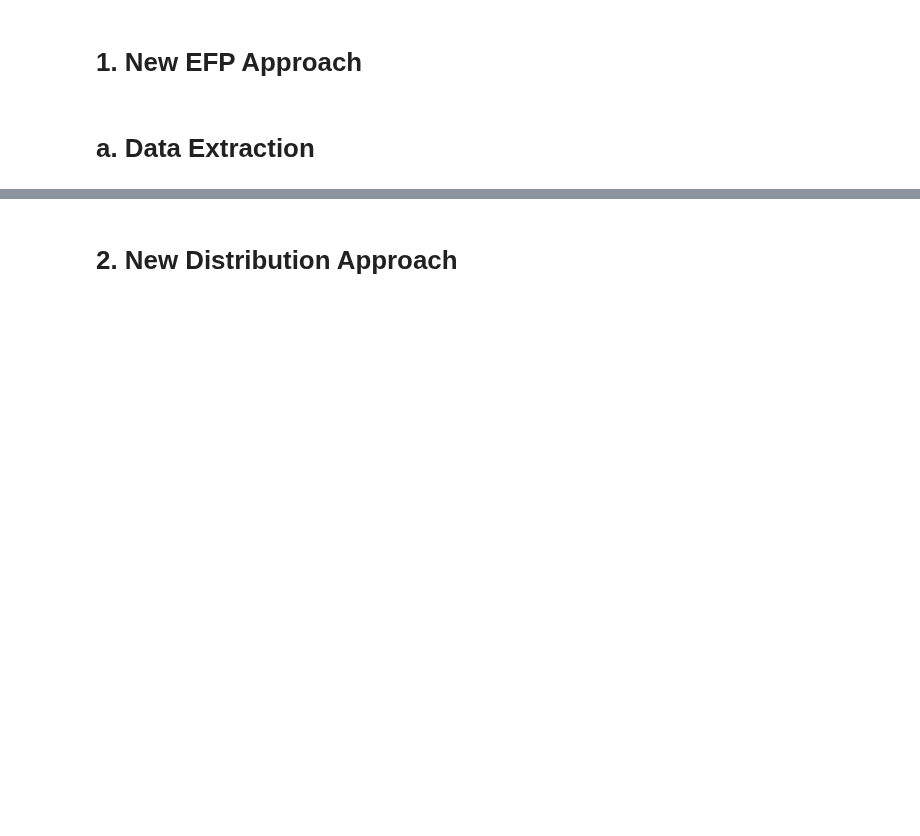
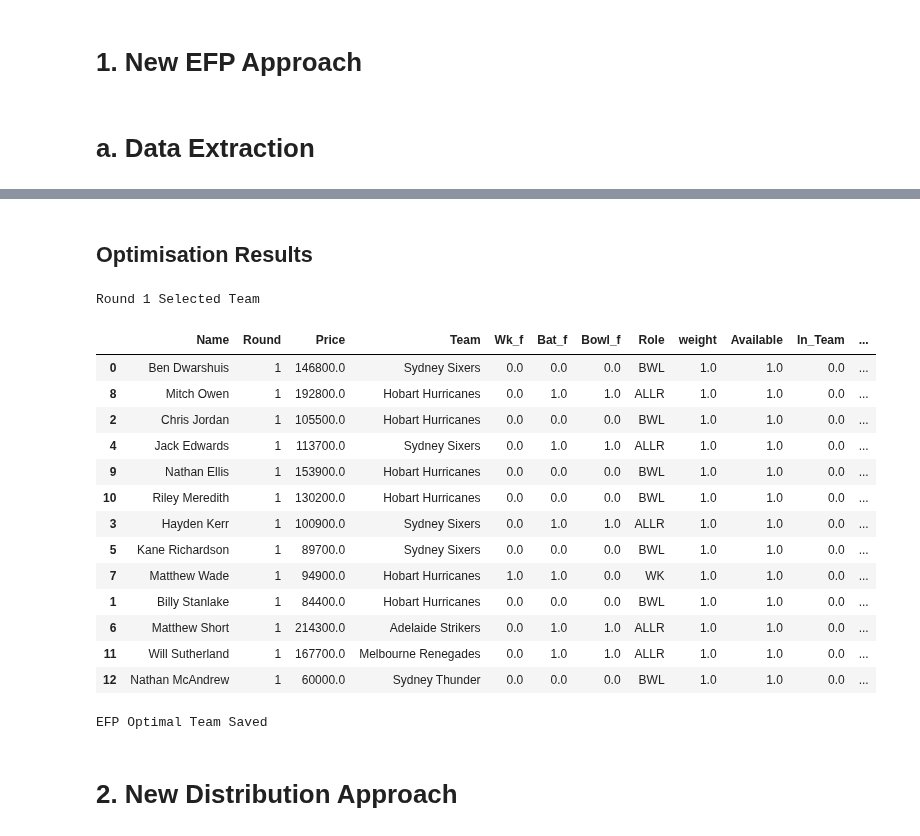
Before and after one commit to Dilan-De-Silva/Big-Bash-Fantasy-AI-v2, a Jupyter notebook: python_script/pre-season/Team-Selector-Optimisation-Process.ipynb, the cells around one changed output, grey strips where cells are left out. Drawn from its saved outputs; the diff is of its cells as text; code cells hidden in the pictures; blank space fills up the shorter version.

```diff
--- a/python_script/pre-season/Team-Selector-Optimisation-Process.ipynb
+++ b/python_script/pre-season/Team-Selector-Optimisation-Process.ipynb
@@ -45,13 +45,13 @@ py_data_directory = 'C:/Users/dilan/OneDrive/Documents/Data Science Projects/Rep
 mock_data_dir = 'C:/Users/dilan/OneDrive/Documents/Data Science Projects/Repos/Big-Bash-Fantasy-AI-v2/data/mock_data/'
 # %%
 # Optimisation Strategy
-opt_strat = 'sim' # Options: 'efp' (new player expected fantasy points appraoch), 'sim' (new player fantasy point distribution approach)
+opt_strat = 'efp' # Options: 'efp' (new player expected fantasy points appraoch), 'sim' (new player fantasy point distribution approach)
 current_rnd = 1 # Current Round of the Tournament
 exp_pts_model = 'all' # Options: 'bat_bowl' (batting + bowling model), 'all' (combined model)
 
 # For Simulation Optimisation Strategy
 conf_int = 0.2
-sim_num = 1000
+sim_num = 10
 # %% [markdown]
 # 1. New EFP Approach
 # %% [markdown]
@@ -61,9 +61,6 @@ sim_num = 1000
 if opt_strat == 'efp':
 
     # Data Extraction
-    # Current Round
-    current_round = current_rnd
-
     # Pull in player price data csv file
     price_df = pd.read_csv(os.path.join(add_data_directory,'player_price_2026.csv'), low_memory=False)
 
@@ -74,7 +71,7 @@ if opt_strat == 'efp':
     price_df = price_df[["Full_Name", "Price", "Team","Wk_f", "Bat_f", "Bowl_f", "Role", "Available", "In_Team"]].rename(columns = {"Full_Name": "Name"})
 
     team_fix_df = pd.read_csv(os.path.join(over_data_directory,'team_loc_fixture.csv'), low_memory=False)
-    team_fix_df = team_fix_df[team_fix_df.Round >= current_round].dropna()
+    team_fix_df = team_fix_df[team_fix_df.Round >= current_rnd].dropna()
 
     # Join team fixture to player price to create a row for each game
     game_df = pd.merge(price_df , team_fix_df, left_on = ["Team"], right_on = ["Team"], how = "left")
@@ -93,11 +90,6 @@ if opt_strat == 'efp':
     # Create game count per player
     player_df_raw["game_num"] = player_df_raw.groupby("Name").cumcount() + 1
 
-    # Aggregate by player name per round
-    player_df = player_df_raw.groupby(['Name', 'Price', "Team", "Round", "Wk_f", "Bat_f", "Bowl_f", "Role", "weight","Available", "In_Team"], as_index=False).agg(
-    exp_rnd_points=('exp_points',"sum"),
-    games_in_round=('Round',"count"))
-
     # Availablity Check: Switch to 0 if the team does not play in the round
     # BBL15 Byes: Rnd 4 - Stars, Rnd 5 - Sixers, Rnd 6 - Hurricanes, Rnd 7 - Strikers, Rnd 8 - Sixers, Rnd 9 - Hurricanes
 
@@ -360 +100,14 @@ Change opt_strat to efp for player efp Optimisation Strategy
+# %%
+if opt_strat == 'efp':
+    # Import Pricing Models
+    # Load Model Objects
+    price_model_obj_1 = joblib.load(os.path.join(directory, 'python_script/pricing-models/models/bbl15_price_model_1_game'))
+    price_model_obj_2 = joblib.load(os.path.join(directory, 'python_script/pricing-models/models/bbl15_price_model_2_game'))
+    price_model_obj_3 = joblib.load(os.path.join(directory, 'python_script/pricing-models/models/bbl15_price_model_3_game'))
+
+    # Create rolling round player price dataframes
+    player_df_r1, player_df_r2, player_df_r3, player_df_r4, player_df_r5, player_df_r6, player_df_r7, player_df_r8, player_df_r9 = roll_rnd_price_fn(player_df_raw, price_df, current_rnd, price_model_obj_1, price_model_obj_2, price_model_obj_3)
+
+else:
+    print("Change opt_strat to efp for player efp Optimisation Strategy")
 # %% [markdown]
@@ -564,9 +319,11 @@ if opt_strat == 'efp':
     # Save Optimal Team to CSV
     if exp_pts_model == 'all':
         sel_player_df.to_csv(os.path.join(add_data_directory,'optim/EFP_optimal_pre_tourny_team.csv'), index=False)
+        sel_player_df_r1.to_csv(os.path.join(add_data_directory,'optim/EFP_optimal_pre_tourny_team_rnd.csv'), index=False)
         print("EFP Optimal Team Saved")
     elif exp_pts_model == 'bat_bowl':
         sel_player_df.to_csv(os.path.join(add_data_directory,'optim/EFP_optimal_pre_tourny_team_dual.csv'), index=False)
+        sel_player_df_r1.to_csv(os.path.join(add_data_directory,'optim/EFP_optimal_pre_tourny_team_dual_rnd.csv'), index=False)
         print("EFP Bat + Bowl Optimal Team Saved")
 else:
     print("Change opt_strat to efp for player efp Optimisation Strategy")
@@ -575,3 +348,38 @@ Change opt_strat to efp for player efp Optimisation Strategy
+# %% [markdown]
+## Optimisation Results
+# %%
+# EFP Whole Tournament Optimisation
+if opt_strat == 'efp':
+    # Display Round-wise Selected Teams
+    print("Round 1 Selected Team")
+    display(sel_player_df_r1.sort_values(by='exp_rnd_points', ascending=False))
+
+    # Save Optimal Team to CSV
+    if exp_pts_model == 'all':
+        sel_player_df.to_csv(os.path.join(add_data_directory,'optim/EFP_optimal_pre_tourny_team.csv'), index=False)
+        print("EFP Optimal Team Saved")
+    elif exp_pts_model == 'bat_bowl':
+        sel_player_df.to_csv(os.path.join(add_data_directory,'optim/EFP_optimal_pre_tourny_team_dual.csv'), index=False)
+        print("EFP Bat + Bowl Optimal Team Saved")
+else:
+    print("Change opt_strat to efp for player efp Optimisation Strategy")
+# %% [output]
+Round 1 Selected Team
+|  | Name | Round | Price | Team | Wk_f | Bat_f | Bowl_f | Role | weight | Available | In_Team | ... |
+| 0 | Ben Dwarshuis | 1 | 146800.0 | Sydney Sixers | 0.0 | 0.0 | 0.0 | BWL | 1.0 | 1.0 | 0.0 | ... |
+| 8 | Mitch Owen | 1 | 192800.0 | Hobart Hurricanes | 0.0 | 1.0 | 1.0 | ALLR | 1.0 | 1.0 | 0.0 | ... |
+| 2 | Chris Jordan | 1 | 105500.0 | Hobart Hurricanes | 0.0 | 0.0 | 0.0 | BWL | 1.0 | 1.0 | 0.0 | ... |
+| 4 | Jack Edwards | 1 | 113700.0 | Sydney Sixers | 0.0 | 1.0 | 1.0 | ALLR | 1.0 | 1.0 | 0.0 | ... |
+| 9 | Nathan Ellis | 1 | 153900.0 | Hobart Hurricanes | 0.0 | 0.0 | 0.0 | BWL | 1.0 | 1.0 | 0.0 | ... |
+| 10 | Riley Meredith | 1 | 130200.0 | Hobart Hurricanes | 0.0 | 0.0 | 0.0 | BWL | 1.0 | 1.0 | 0.0 | ... |
+| 3 | Hayden Kerr | 1 | 100900.0 | Sydney Sixers | 0.0 | 1.0 | 1.0 | ALLR | 1.0 | 1.0 | 0.0 | ... |
+| 5 | Kane Richardson | 1 | 89700.0 | Sydney Sixers | 0.0 | 0.0 | 0.0 | BWL | 1.0 | 1.0 | 0.0 | ... |
+| 7 | Matthew Wade | 1 | 94900.0 | Hobart Hurricanes | 1.0 | 1.0 | 0.0 | WK | 1.0 | 1.0 | 0.0 | ... |
+| 1 | Billy Stanlake | 1 | 84400.0 | Hobart Hurricanes | 0.0 | 0.0 | 0.0 | BWL | 1.0 | 1.0 | 0.0 | ... |
+| 6 | Matthew Short | 1 | 214300.0 | Adelaide Strikers | 0.0 | 1.0 | 1.0 | ALLR | 1.0 | 1.0 | 0.0 | ... |
+| 11 | Will Sutherland | 1 | 167700.0 | Melbourne Renegades | 0.0 | 1.0 | 1.0 | ALLR | 1.0 | 1.0 | 0.0 | ... |
+| 12 | Nathan McAndrew | 1 | 60000.0 | Sydney Thunder | 0.0 | 0.0 | 0.0 | BWL | 1.0 | 1.0 | 0.0 | ... |
+EFP Optimal Team Saved
 # %% [markdown]
 # 2. New Distribution Approach
 # %% [markdown]
```
Also changed, not shown: parts of 20 cells of this notebook, 1 other file.
